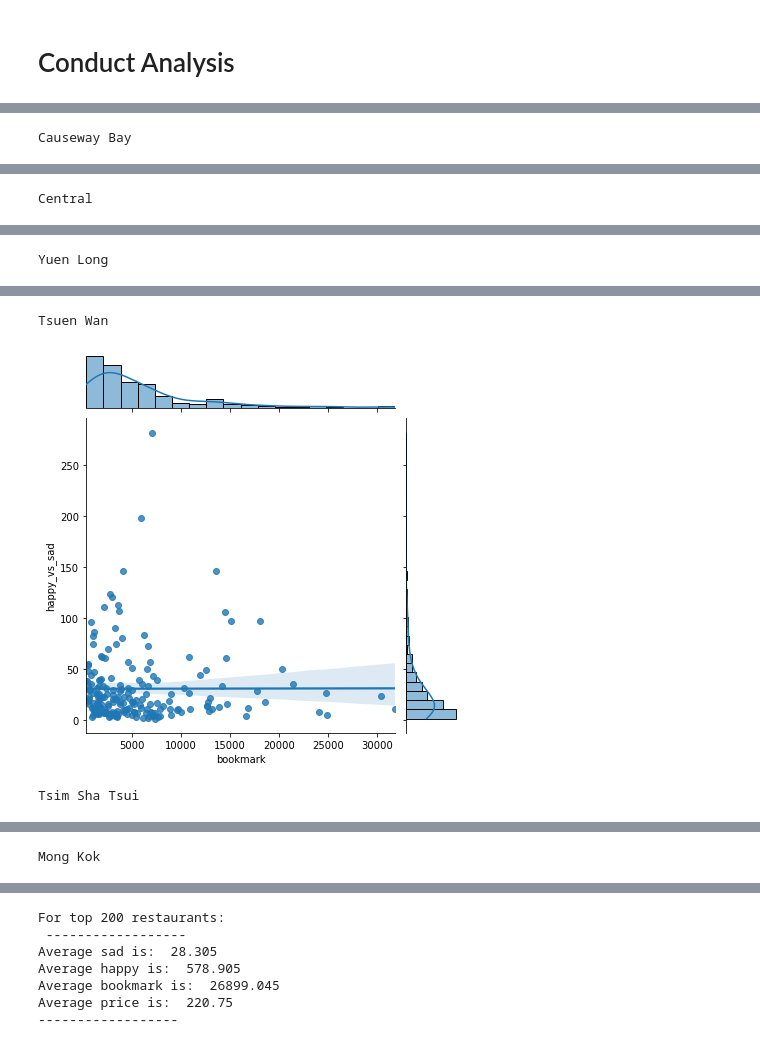
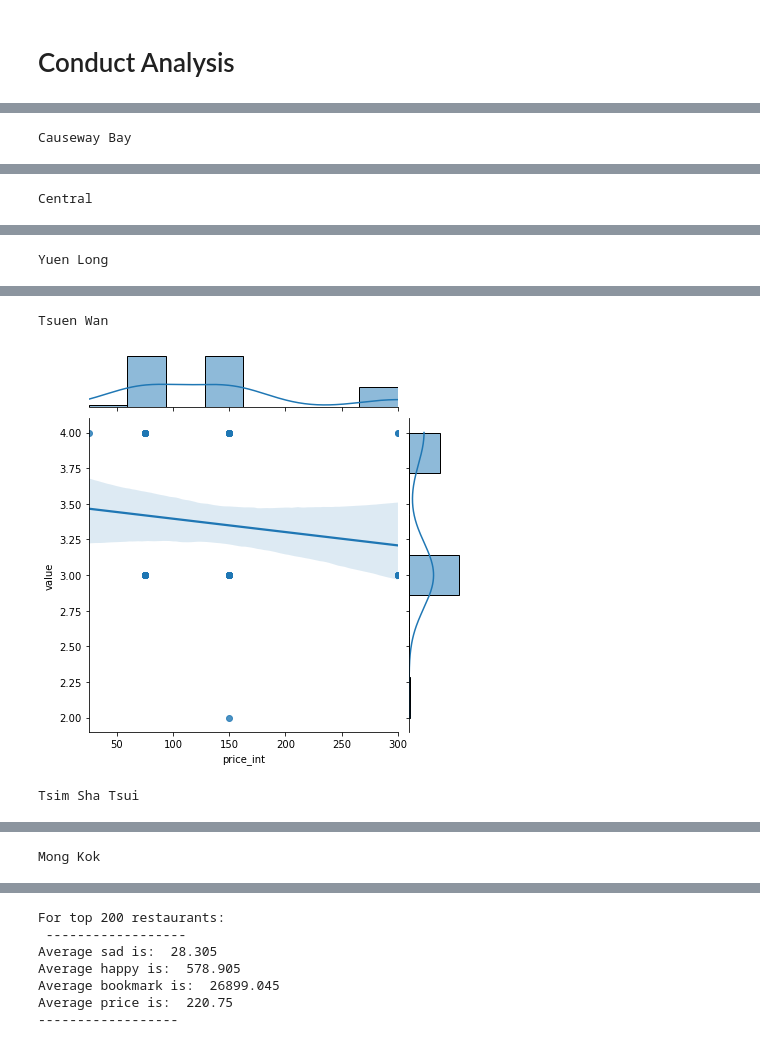
Before and after one commit to noodleconference/ISOM3400, a Jupyter notebook: Visualize_results.ipynb, the cells around one changed output, grey strips where cells are left out. Saved outputs shown, nothing was run; the diff lists cells and outputs as text; code cells hidden in the pictures.

```diff
--- a/Visualize_results.ipynb
+++ b/Visualize_results.ipynb
@@ -173,0 +297,6 @@ Mong Kok
+# %%
+for i in ['taste', 'decor', 'service',  'hygiene', 'value']:
+    print(i)
+    m, b = np.polyfit(df['happy'], df[i], 1)
+    print("slope: ",m)
+    scatter_bar("happy",i,df)
@@ -173,0 +310,5 @@ Mong Kok
+# %%
+for i in ['taste', 'decor', 'service',  'hygiene', 'value','overall']: #num_facility
+    print(i)
+
+    scatter_bar("num_facility",i,df)
@@ -173,0 +328,6 @@ Mong Kok
+# %%
+for i in ['taste', 'decor', 'service',  'hygiene','overall']:
+    print(i)
+    m, b = np.polyfit(df['overall'], df[i], 1)
+    print("slope: ",m)
+    scatter_bar("value",i,df)
@@ -173,0 +350,6 @@ Mong Kok
+# %%
+for i in ['taste', 'decor', 'service',  'hygiene', 'value']:
+    print(i)
+    m, b = np.polyfit(df['price_int'], df[i], 1)
+    print("slope: ",m)
+    scatter_bar("price_int",i,df)
@@ -174,6 +372,6 @@ Mong Kok
 # %%
 for i in Places:
     print(i)
-    scatter_bar("bookmark","happy_vs_sad",df[df['location']==i])
+    scatter_bar("price_int","value",df[df['location']==i])
 # %% [output]
 Causeway Bay
@@ -185,3 +383,3 @@ Yuen Long
 Tsuen Wan
-[figure, old version]
+[figure, new version]
 Tsim Sha Tsui
```
Also changed, not shown: parts of 33 cells of this notebook, 2 other files.
